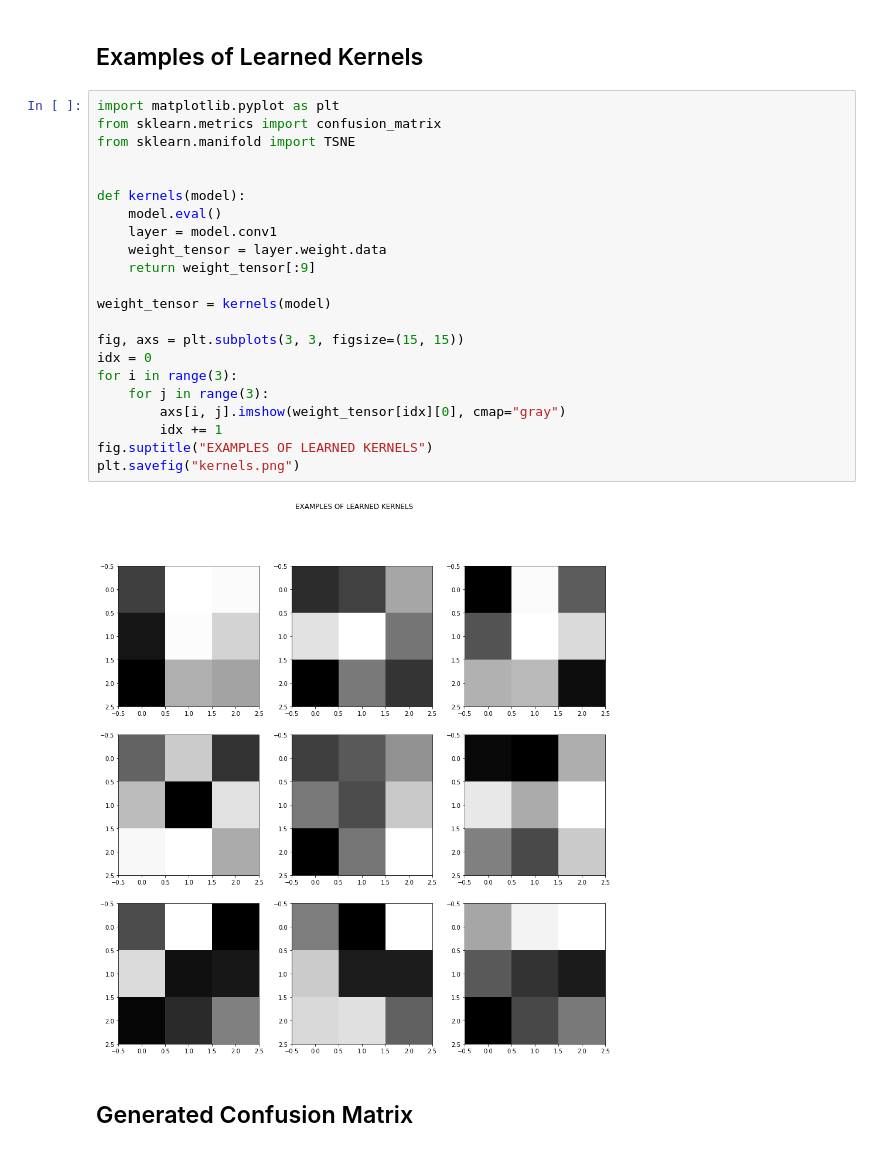
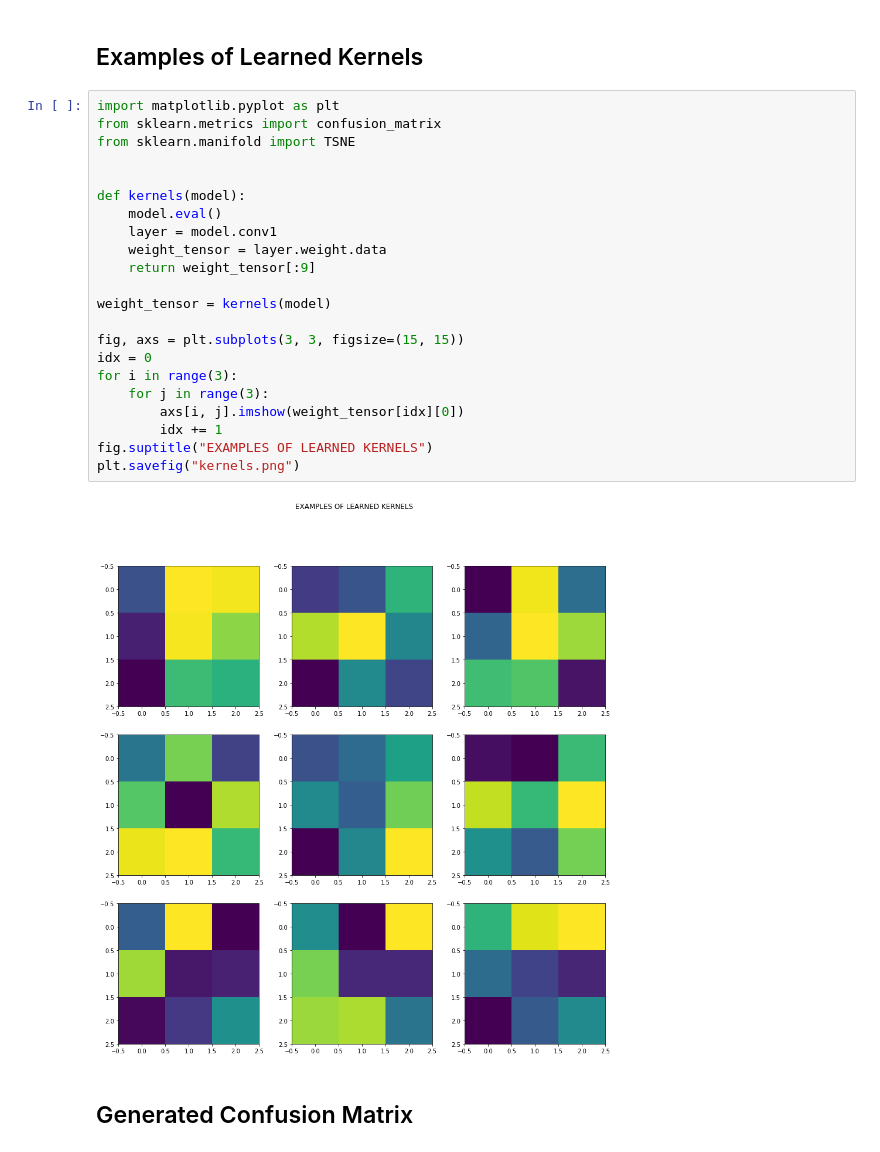
Before and after one commit to jessicawang225/caltech-ee148-spring2020-hw03, a Jupyter notebook: Part 8.ipynb, the cells around one changed output. Saved outputs shown, nothing was run; the diff lists cells and outputs as text.

```diff
--- a/Part 8.ipynb
+++ b/Part 8.ipynb
@@ -119,27 +119,27 @@ plt.savefig("classifier_mistakes.png")
 # %%
 import matplotlib.pyplot as plt
 from sklearn.metrics import confusion_matrix
 from sklearn.manifold import TSNE
 
 
 def kernels(model):
     model.eval()
     layer = model.conv1
     weight_tensor = layer.weight.data
     return weight_tensor[:9]
 
 weight_tensor = kernels(model)
 
 fig, axs = plt.subplots(3, 3, figsize=(15, 15))
 idx = 0
 for i in range(3):
     for j in range(3):
-        axs[i, j].imshow(weight_tensor[idx][0], cmap="gray")
+        axs[i, j].imshow(weight_tensor[idx][0])
         idx += 1
 fig.suptitle("EXAMPLES OF LEARNED KERNELS")
 plt.savefig("kernels.png")
 # %% [output]
-[figure, old version]
+[figure, new version]
 # %% [markdown]
 ## Generated Confusion Matrix
 # %%
```
Also changed, not shown: 2 other files.
